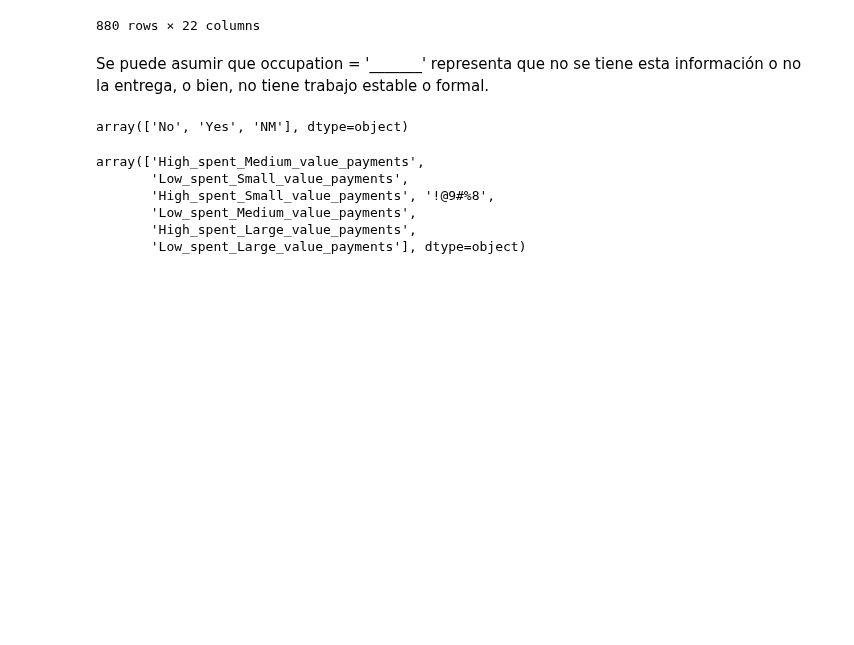
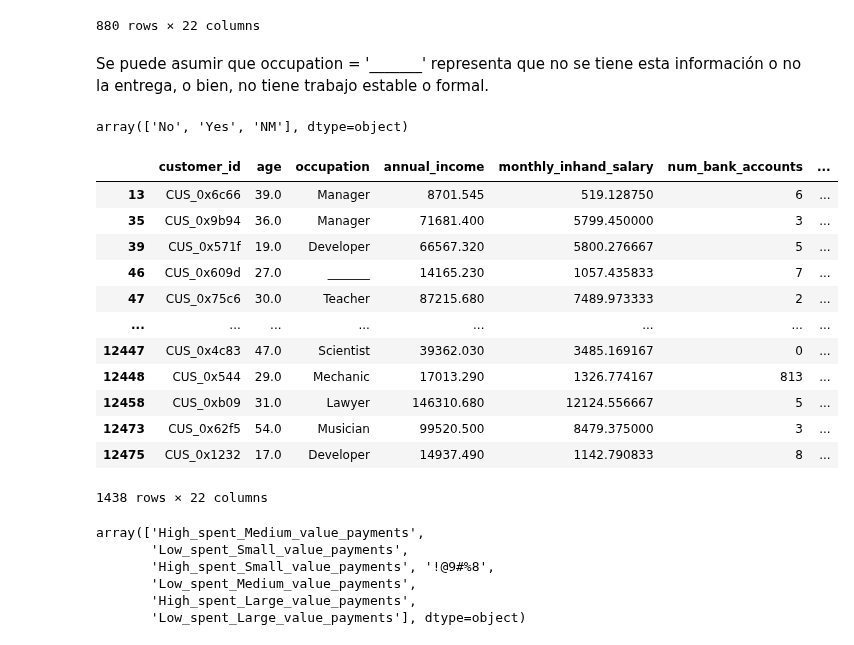
Before and after one commit to cristobalperezp/MDS7202-Laboratorio, a Jupyter notebook: Proyecto_2/Proyecto2.ipynb, the cells around one changed output. Cells and saved outputs as stored; diff of their text form; code cells hidden in the pictures; blank space fills up the shorter version.

```diff
--- a/Proyecto_2/Proyecto2.ipynb
+++ b/Proyecto_2/Proyecto2.ipynb
@@ -102,7 +95,7 @@ Successfully installed cramjam-2.6.2 fastparquet-2023.7.0 fsspec-2023.6.0
 # %% [markdown]
 ## 2 Carga de Datos y EDA
 # %%
-df = pd.read_parquet('/Users/cristobalperez/Desktop/Proyecto_2/dataset.pq')
+df = pd.read_parquet('dataset.pq')
 df
 # %% [output]
 |  | customer_id | age | occupation | annual_income | monthly_inhand_salary | num_bank_accounts | ... |
@@ -267,6 +260,23 @@ Se puede asumir que occupation = '_______' representa que no se tiene esta infor
 df.loc[:,'payment_of_min_amount'].unique()
 # %% [output]
 array(['No', 'Yes', 'NM'], dtype=object)
+# %%
+mask = df.loc[:,'payment_of_min_amount'] == 'NM'
+df.loc[mask,:]
+# %% [output]
+|  | customer_id | age | occupation | annual_income | monthly_inhand_salary | num_bank_accounts | ... |
+| 13 | CUS_0x6c66 | 39.0 | Manager | 8701.545 | 519.128750 | 6 | ... |
+| 35 | CUS_0x9b94 | 36.0 | Manager | 71681.400 | 5799.450000 | 3 | ... |
+| 39 | CUS_0x571f | 19.0 | Developer | 66567.320 | 5800.276667 | 5 | ... |
+| 46 | CUS_0x609d | 27.0 | _______ | 14165.230 | 1057.435833 | 7 | ... |
+| 47 | CUS_0x75c6 | 30.0 | Teacher | 87215.680 | 7489.973333 | 2 | ... |
+| ... | ... | ... | ... | ... | ... | ... | ... |
+| 12447 | CUS_0x4c83 | 47.0 | Scientist | 39362.030 | 3485.169167 | 0 | ... |
+| 12448 | CUS_0x544 | 29.0 | Mechanic | 17013.290 | 1326.774167 | 813 | ... |
+| 12458 | CUS_0xb09 | 31.0 | Lawyer | 146310.680 | 12124.556667 | 5 | ... |
+| 12473 | CUS_0x62f5 | 54.0 | Musician | 99520.500 | 8479.375000 | 3 | ... |
+| 12475 | CUS_0x1232 | 17.0 | Developer | 14937.490 | 1142.790833 | 8 | ... |
+1438 rows × 22 columns
 # %%
 df.loc[:,'payment_behaviour'].unique()
 # %% [output]
```
Also changed, not shown: parts of 36 cells of this notebook.
